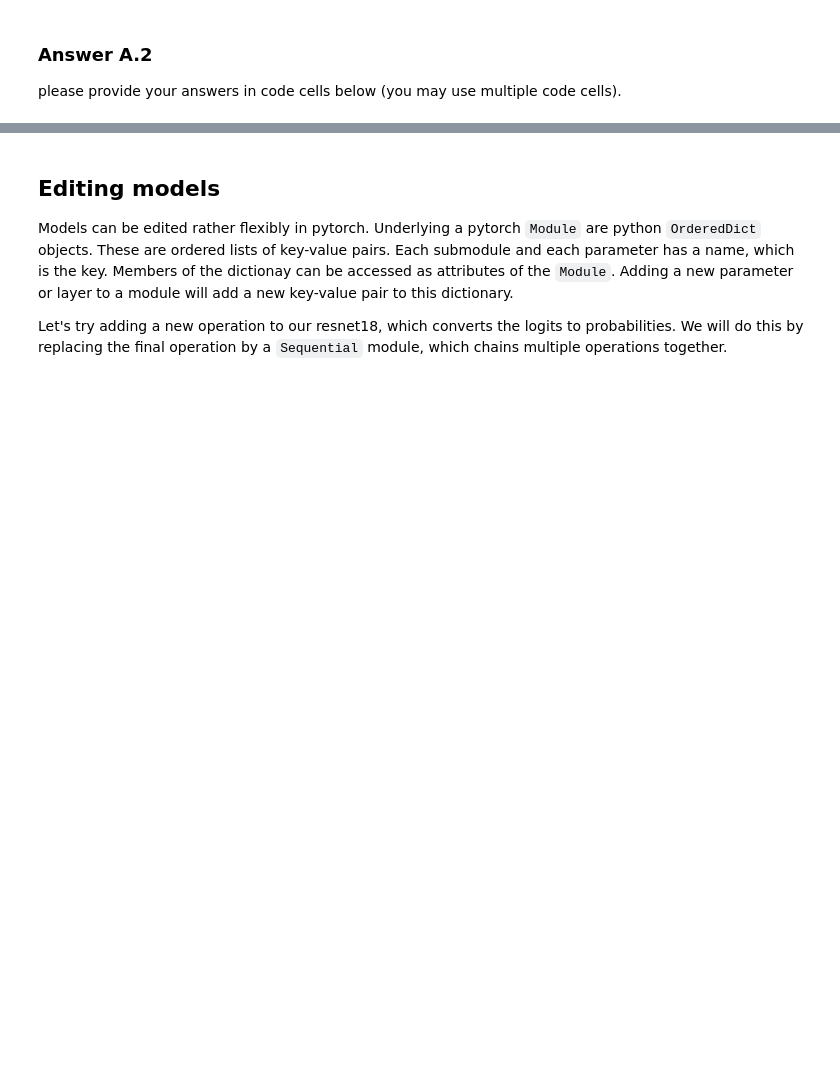
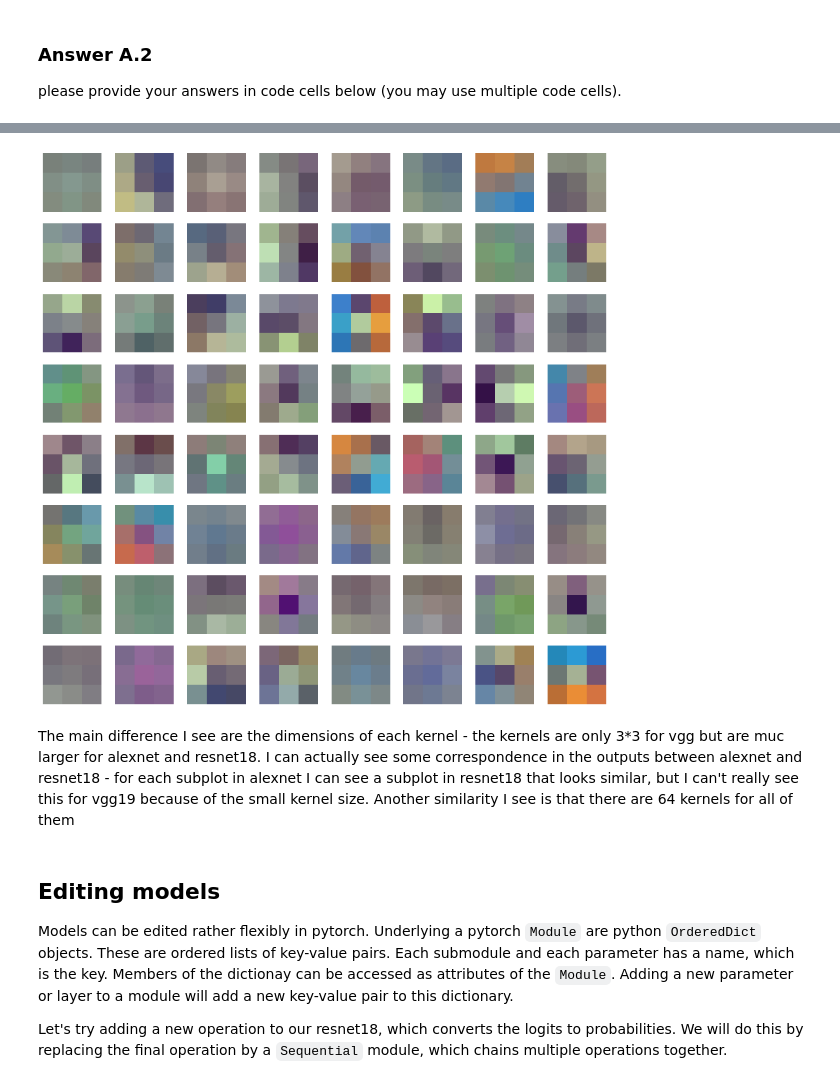
Before and after one commit to nitishbala2000/DeepNeuralNetworks, a Jupyter notebook: dnn_assignment_2.ipynb, the cells around one changed output, grey strips where cells are left out. Saved outputs shown, nothing was run; the diff lists cells and outputs as text; code cells hidden in the pictures; blank space fills up the shorter version.

```diff
--- a/dnn_assignment_2.ipynb
+++ b/dnn_assignment_2.ipynb
@@ -187,3 +433,14 @@ please provide your answers in code cells below (you may use multiple code cells
+# %%
+# vgg19
+model = models.vgg19(pretrained=True)
+
+# model.features[0] is the first convolutional layer
+weights = model.features[0].weight
+plotWeights(weights)
+# %% [output]
+[figure, added]
+# %% [markdown]
+The main difference I see are the dimensions of each kernel - the kernels are only 3*3 for vgg but are muc larger for alexnet and resnet18. I can actually see some correspondence in the outputs between alexnet and resnet18 - for each subplot in alexnet I can see a subplot in resnet18 that looks similar, but I can't really see this for vgg19 because of the small kernel size. Another similarity I see is that there are 64 kernels for all of them
 # %% [markdown]
 ## Editing models
 
```
Also changed, not shown: parts of 89 cells of this notebook, 1 other file.
